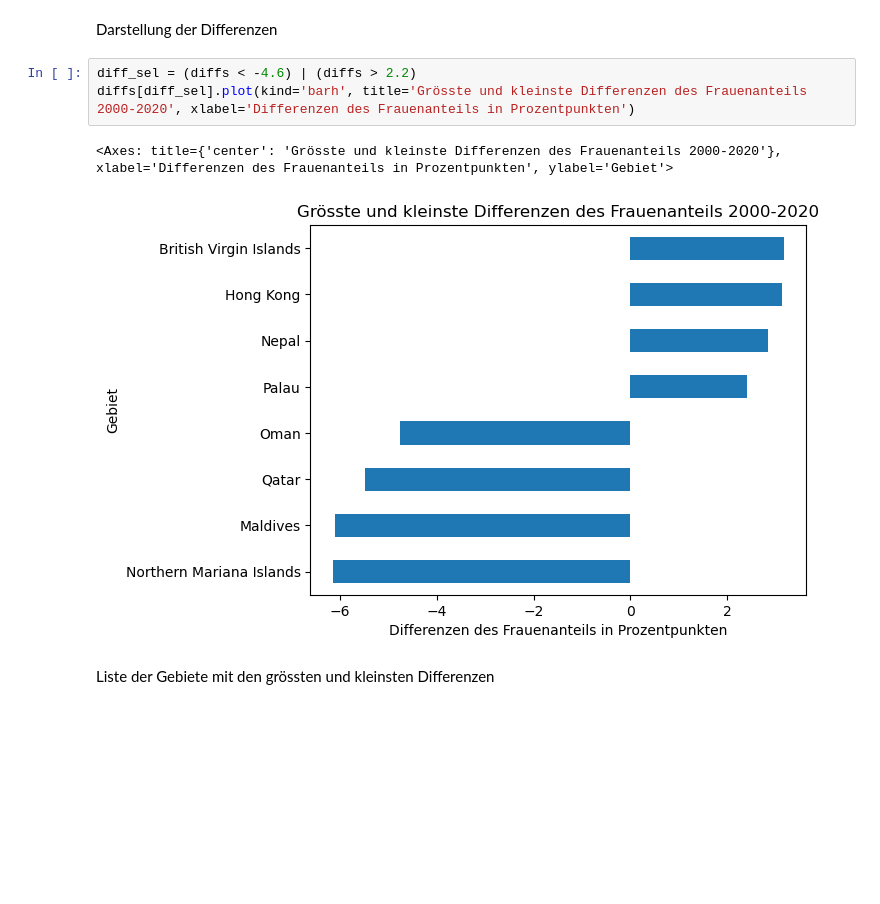
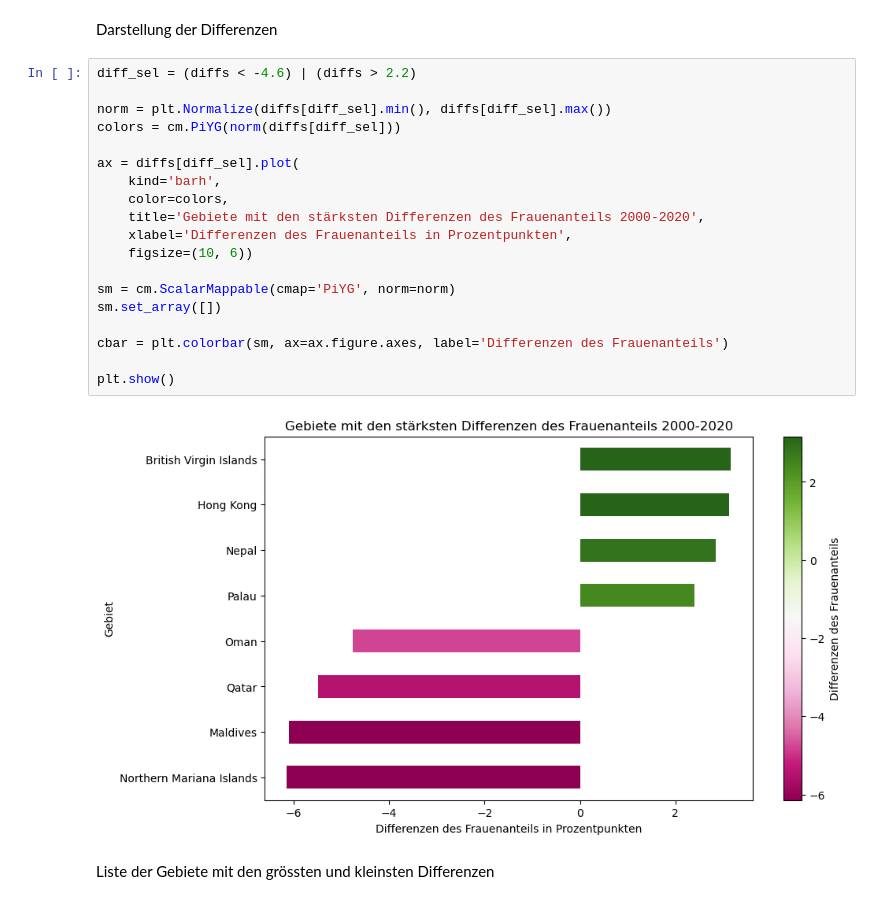
Before and after one commit to elenabuchli/Leistungsnachweis_2, a Jupyter notebook: Leistungsnachweis_Python_Frauenanteil.ipynb, the cells around one changed output. Saved outputs shown, nothing was run; the diff lists cells and outputs as text; blank space fills up the shorter version.

Commit message:
Plots überarbeitet und ergänzt

```diff
--- a/Leistungsnachweis_Python_Frauenanteil.ipynb
+++ b/Leistungsnachweis_Python_Frauenanteil.ipynb
@@ -296,10 +319,25 @@ Length: 217, dtype: float64
 Darstellung der Differenzen
 # %%
 diff_sel = (diffs < -4.6) | (diffs > 2.2)
-diffs[diff_sel].plot(kind='barh', title='Grösste und kleinste Differenzen des Frauenanteils 2000-2020', xlabel='Differenzen des Frauenanteils in Prozentpunkten')
+
+norm = plt.Normalize(diffs[diff_sel].min(), diffs[diff_sel].max())
+colors = cm.PiYG(norm(diffs[diff_sel]))
+
+ax = diffs[diff_sel].plot(
+    kind='barh',
+    color=colors,
+    title='Gebiete mit den stärksten Differenzen des Frauenanteils 2000-2020',
+    xlabel='Differenzen des Frauenanteils in Prozentpunkten',
+    figsize=(10, 6))
+
+sm = cm.ScalarMappable(cmap='PiYG', norm=norm)
+sm.set_array([])
+
+cbar = plt.colorbar(sm, ax=ax.figure.axes, label='Differenzen des Frauenanteils')
+
+plt.show()
 # %% [output]
-<Axes: title={'center': 'Grösste und kleinste Differenzen des Frauenanteils 2000-2020'}, xlabel='Differenzen des Frauenanteils in Prozentpunkten', ylabel='Gebiet'>
-[figure, old version]
+[figure, new version]
 # %% [markdown]
 Liste der Gebiete mit den grössten und kleinsten Differenzen
 # %%
```
Also changed, not shown: parts of 10 cells of this notebook.
